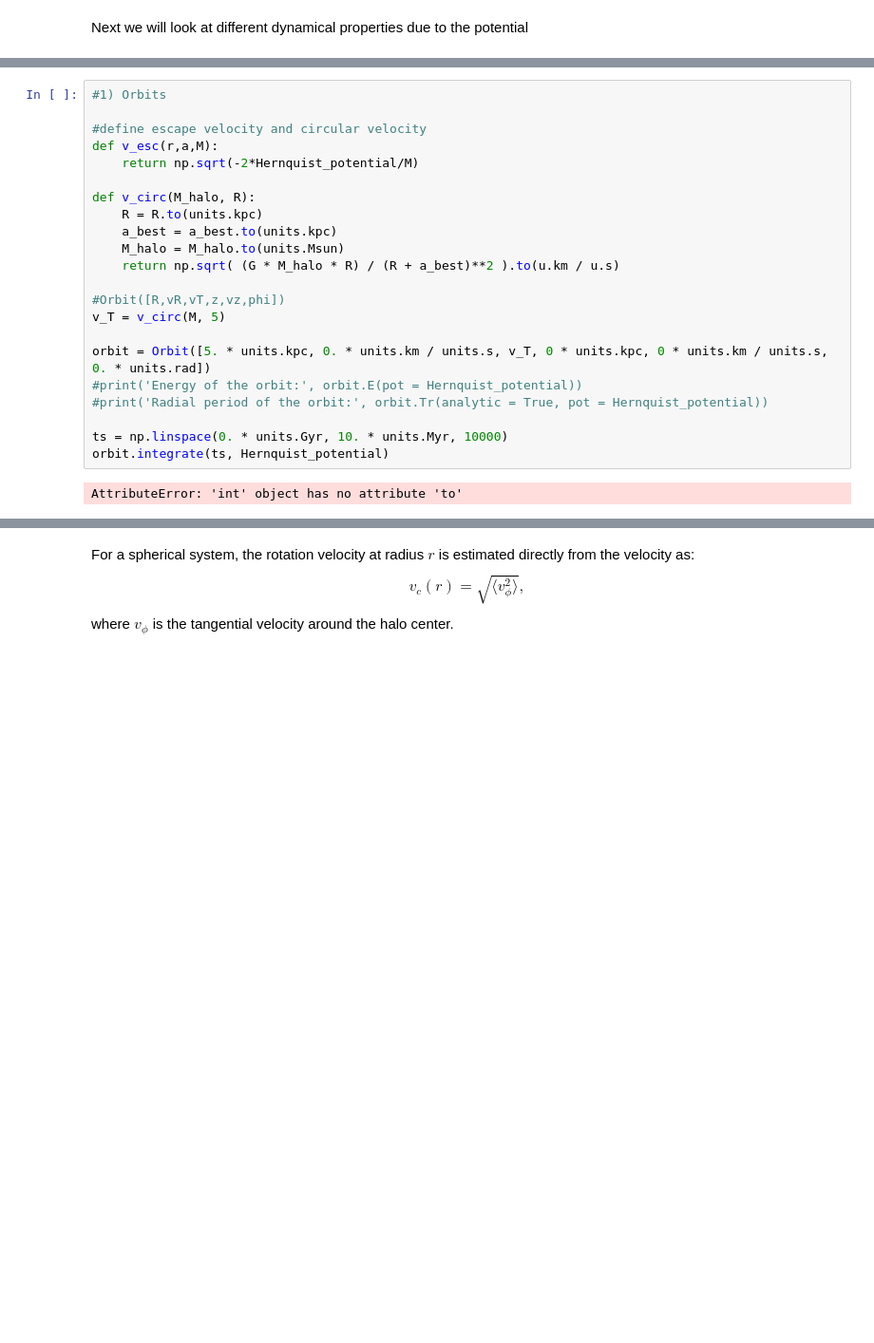
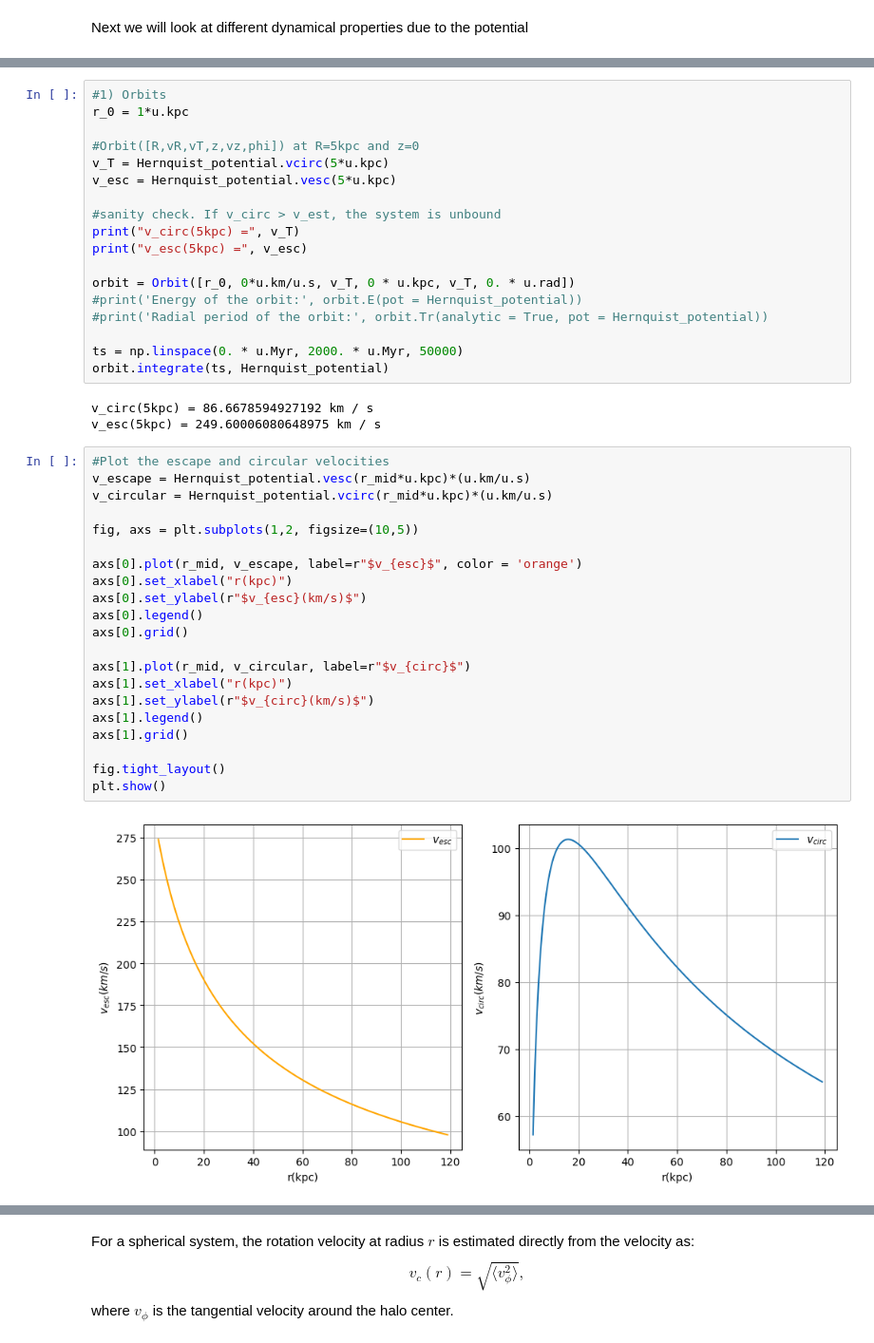
Before and after one commit to gvansan/TANA_notebooks, a Jupyter notebook: Project/hdf5_file_mathijs.ipynb, the cells around one changed output, grey strips where cells are left out. Shown at 95% size. Drawn from its saved outputs; the diff is of its cells as text; blank space fills up the shorter version.

```diff
--- a/Project/hdf5_file_mathijs.ipynb
+++ b/Project/hdf5_file_mathijs.ipynb
@@ -485,25 +488,45 @@ Next we will look at different dynamical properties due to the potential
 # %%
 #1) Orbits
+r_0 = 1*u.kpc
 
-#define escape velocity and circular velocity
-def v_esc(r,a,M):
-    return np.sqrt(-2*Hernquist_potential/M)
+#Orbit([R,vR,vT,z,vz,phi]) at R=5kpc and z=0
+v_T = Hernquist_potential.vcirc(5*u.kpc)
+v_esc = Hernquist_potential.vesc(5*u.kpc)
 
-def v_circ(M_halo, R):
-    R = R.to(units.kpc)
-    a_best = a_best.to(units.kpc)
-    M_halo = M_halo.to(units.Msun)
-    return np.sqrt( (G * M_halo * R) / (R + a_best)**2 ).to(u.km / u.s)
+#sanity check. If v_circ > v_est, the system is unbound
+print("v_circ(5kpc) =", v_T)
+print("v_esc(5kpc) =", v_esc)
 
-#Orbit([R,vR,vT,z,vz,phi])
-v_T = v_circ(M, 5)
-
-orbit = Orbit([5. * units.kpc, 0. * units.km / units.s, v_T, 0 * units.kpc, 0 * units.km / units.s, 0. * units.rad])
+orbit = Orbit([r_0, 0*u.km/u.s, v_T, 0 * u.kpc, v_T, 0. * u.rad])
 #print('Energy of the orbit:', orbit.E(pot = Hernquist_potential))
 #print('Radial period of the orbit:', orbit.Tr(analytic = True, pot = Hernquist_potential))
 
-ts = np.linspace(0. * units.Gyr, 10. * units.Myr, 10000)
+ts = np.linspace(0. * u.Myr, 2000. * u.Myr, 50000)
 orbit.integrate(ts, Hernquist_potential)
 # %% [output]
-AttributeError: 'int' object has no attribute 'to'
+v_circ(5kpc) = 86.6678594927192 km / s
+v_esc(5kpc) = 249.60006080648975 km / s
+# %%
+#Plot the escape and circular velocities
+v_escape = Hernquist_potential.vesc(r_mid*u.kpc)*(u.km/u.s)
+v_circular = Hernquist_potential.vcirc(r_mid*u.kpc)*(u.km/u.s)
+
+fig, axs = plt.subplots(1,2, figsize=(10,5))
+
+axs[0].plot(r_mid, v_escape, label=r"$v_{esc}$", color = 'orange')
+axs[0].set_xlabel("r(kpc)")
+axs[0].set_ylabel(r"$v_{esc}(km/s)$")
+axs[0].legend()
+axs[0].grid()
+
+axs[1].plot(r_mid, v_circular, label=r"$v_{circ}$")
+axs[1].set_xlabel("r(kpc)")
+axs[1].set_ylabel(r"$v_{circ}(km/s)$")
+axs[1].legend()
+axs[1].grid()
+
+fig.tight_layout()
+plt.show()
+# %% [output]
+[figure, added]
 # %%
```
Also changed, not shown: parts of 9 cells of this notebook.
